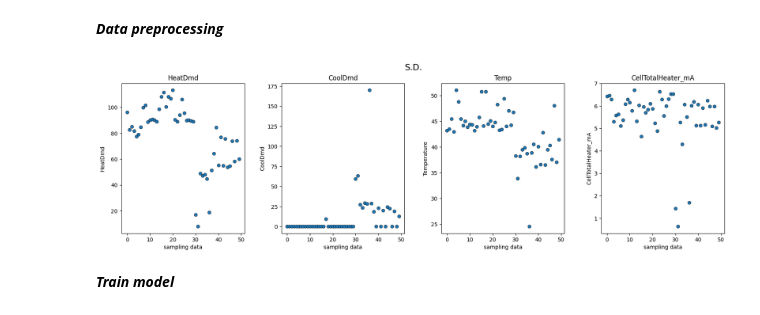
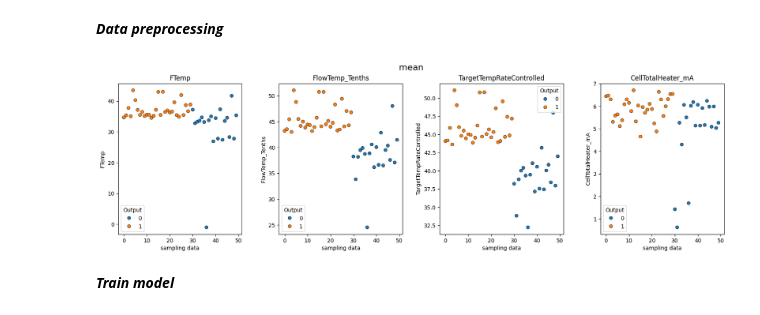
Before and after one commit to M6402334art/Yoom-s-project, a Jupyter notebook: FirstMethod.ipynb, the cells around one changed output. Drawn from its saved outputs; the diff is of its cells as text; code cells hidden in the pictures.

```diff
--- a/FirstMethod.ipynb
+++ b/FirstMethod.ipynb
@@ -155,33 +189,33 @@ df.head(50)
 # %%
 # Compare clustering for 3 variables
 
 fig, axs = plt.subplots(1,4, figsize=(20,5))
-fig.suptitle('S.D.', fontsize=16)
+fig.suptitle('mean', fontsize=16)
 
-sns.scatterplot(ax=axs[0], data=df, x=df['HeatDmd'].index, y='HeatDmd', edgecolor='black')
+sns.scatterplot(ax=axs[0], data=df, x=df['FTemp'].index, y='FTemp', edgecolor='black', hue='Output')
 axs[0].set_xlabel('sampling data')
-axs[0].set_ylabel('HeatDmd')
-axs[0].set_title('HeatDmd')
+axs[0].set_ylabel('FTemp')
+axs[0].set_title('FTemp')
 
-sns.scatterplot(ax=axs[1], data=df, x=df['CoolDmd'].index, y='CoolDmd', edgecolor='black')
+sns.scatterplot(ax=axs[1], data=df, x=df['FlowTemp_Tenths'].index, y='FlowTemp_Tenths', edgecolor='black', hue='Output')
 axs[1].set_xlabel('sampling data')
-axs[1].set_ylabel('CoolDmd')
-axs[1].set_title('CoolDmd')
+axs[1].set_ylabel('FlowTemp_Tenths')
+axs[1].set_title('FlowTemp_Tenths')
 
-sns.scatterplot(ax=axs[2], data=df, x=df['Temp'].index, y='Temp', edgecolor='black')
+sns.scatterplot(ax=axs[2], data=df, x=df['TargetTempRateControlled'].index, y='TargetTempRateControlled', edgecolor='black', hue='Output')
 axs[2].set_xlabel('sampling data')
-axs[2].set_ylabel('Temperature')
-axs[2].set_title('Temp')
+axs[2].set_ylabel('TargetTempRateControlled')
+axs[2].set_title('TargetTempRateControlled')
 
-sns.scatterplot(ax=axs[3], data=df, x=df['CellTotalHeater_mA'].index, y='CellTotalHeater_mA', edgecolor='black')
+sns.scatterplot(ax=axs[3], data=df, x=df['CellTotalHeater_mA'].index, y='CellTotalHeater_mA', edgecolor='black', hue='Output')
 axs[3].set_xlabel('sampling data')
 axs[3].set_ylabel('CellTotalHeater_mA')
 axs[3].set_title('CellTotalHeater_mA')
 
 plt.subplots_adjust(wspace=0.3)
 plt.show()
 # %% [output]
-[figure, old version]
+[figure, new version]
 # %%
 # Separate inputs and output
 X = df.drop(columns='Output') #Inputs are HeatDmd, CoolDmd, and Temp
```
Also changed, not shown: parts of 6 cells of this notebook, 6 other files.
